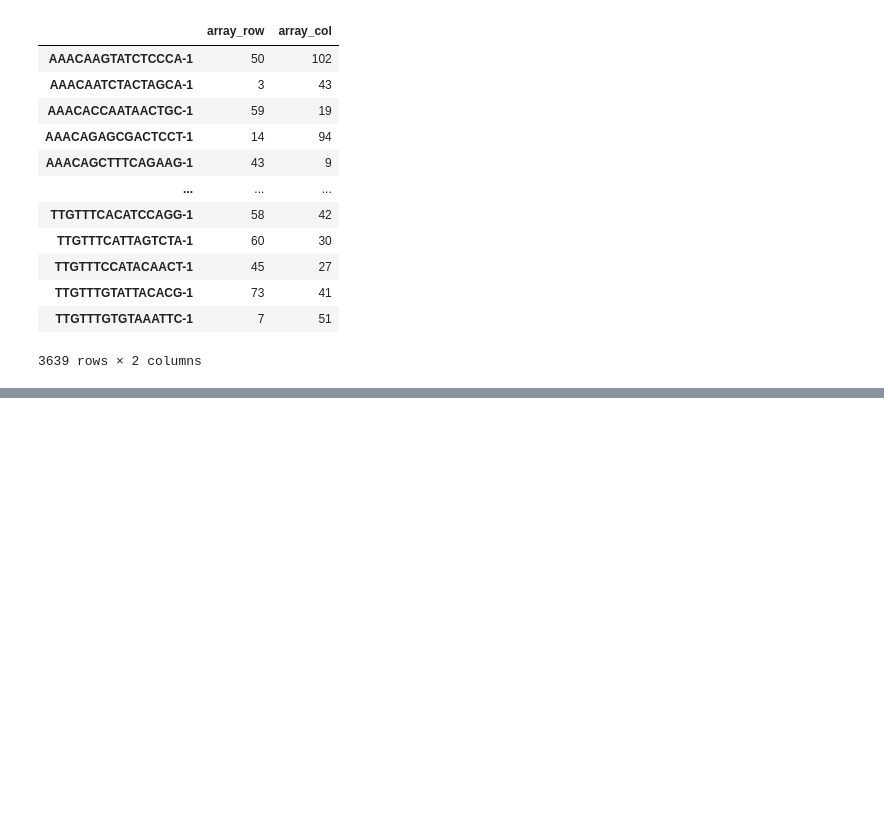
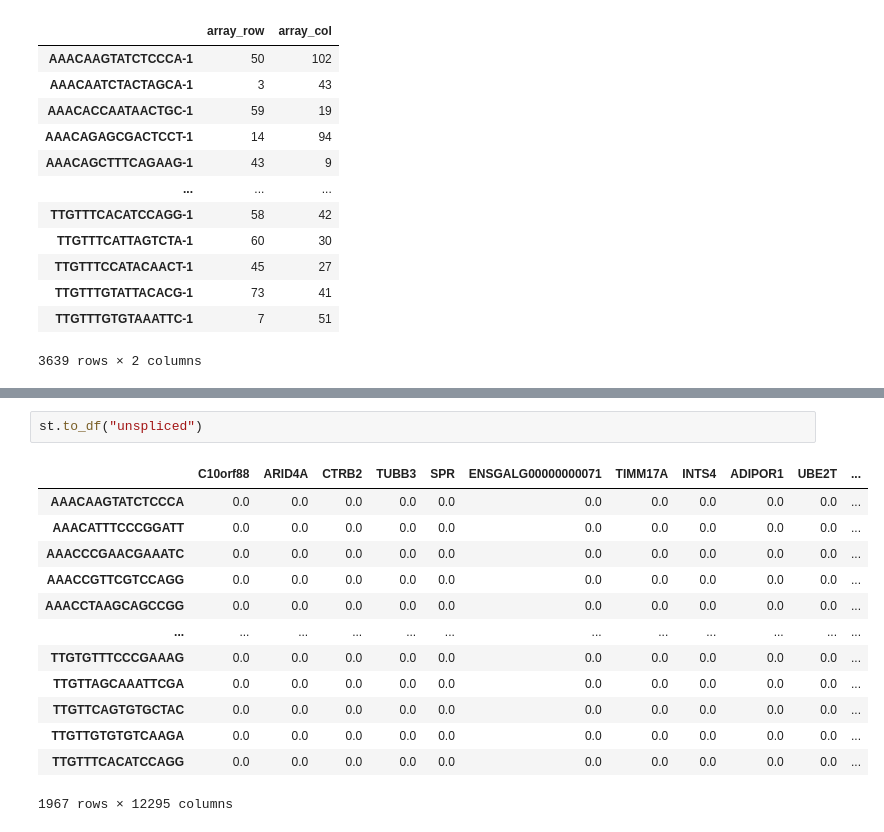
Before and after one commit to Tian-Bai/spatial-RNAvelo, a Jupyter notebook: data_test.ipynb, the cells around one changed output, grey strips where cells are left out. Cells and saved outputs as stored; diff of their text form; blank space fills up the shorter version.

```diff
--- a/dlpfc.ipynb
+++ b/data_test.ipynb
@@ -82,0 +109,16 @@ data = model.SingleCellDataset(scrna_path)
+# %%
+st.to_df("unspliced")
+# %% [output]
+|  | C10orf88 | ARID4A | CTRB2 | TUBB3 | SPR | ENSGALG00000000071 | TIMM17A | INTS4 | ADIPOR1 | UBE2T | ... |
+| AAACAAGTATCTCCCA | 0.0 | 0.0 | 0.0 | 0.0 | 0.0 | 0.0 | 0.0 | 0.0 | 0.0 | 0.0 | ... |
+| AAACATTTCCCGGATT | 0.0 | 0.0 | 0.0 | 0.0 | 0.0 | 0.0 | 0.0 | 0.0 | 0.0 | 0.0 | ... |
+| AAACCCGAACGAAATC | 0.0 | 0.0 | 0.0 | 0.0 | 0.0 | 0.0 | 0.0 | 0.0 | 0.0 | 0.0 | ... |
+| AAACCGTTCGTCCAGG | 0.0 | 0.0 | 0.0 | 0.0 | 0.0 | 0.0 | 0.0 | 0.0 | 0.0 | 0.0 | ... |
+| AAACCTAAGCAGCCGG | 0.0 | 0.0 | 0.0 | 0.0 | 0.0 | 0.0 | 0.0 | 0.0 | 0.0 | 0.0 | ... |
+| ... | ... | ... | ... | ... | ... | ... | ... | ... | ... | ... | ... |
+| TTGTGTTTCCCGAAAG | 0.0 | 0.0 | 0.0 | 0.0 | 0.0 | 0.0 | 0.0 | 0.0 | 0.0 | 0.0 | ... |
+| TTGTTAGCAAATTCGA | 0.0 | 0.0 | 0.0 | 0.0 | 0.0 | 0.0 | 0.0 | 0.0 | 0.0 | 0.0 | ... |
+| TTGTTCAGTGTGCTAC | 0.0 | 0.0 | 0.0 | 0.0 | 0.0 | 0.0 | 0.0 | 0.0 | 0.0 | 0.0 | ... |
+| TTGTTGTGTGTCAAGA | 0.0 | 0.0 | 0.0 | 0.0 | 0.0 | 0.0 | 0.0 | 0.0 | 0.0 | 0.0 | ... |
+| TTGTTTCACATCCAGG | 0.0 | 0.0 | 0.0 | 0.0 | 0.0 | 0.0 | 0.0 | 0.0 | 0.0 | 0.0 | ... |
+1967 rows × 12295 columns
```
Also changed, not shown: parts of 5 cells of this notebook, 1 other file.
